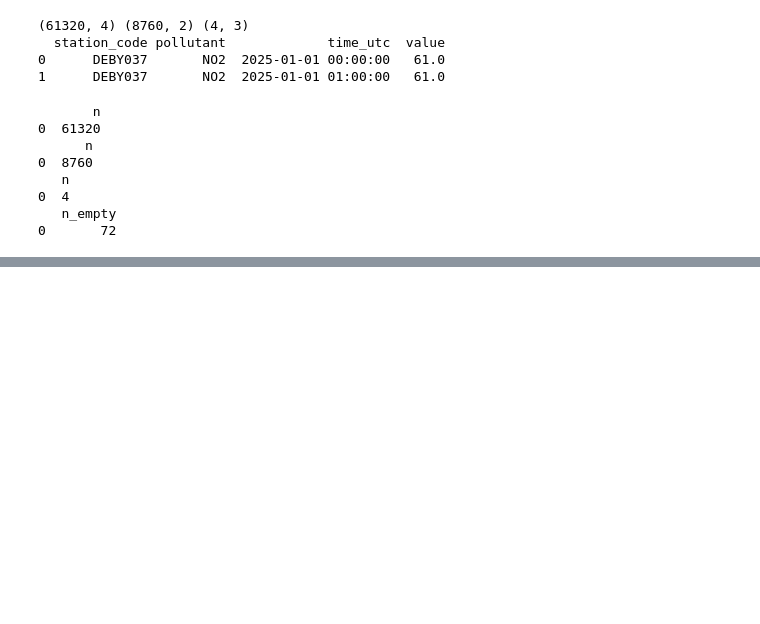
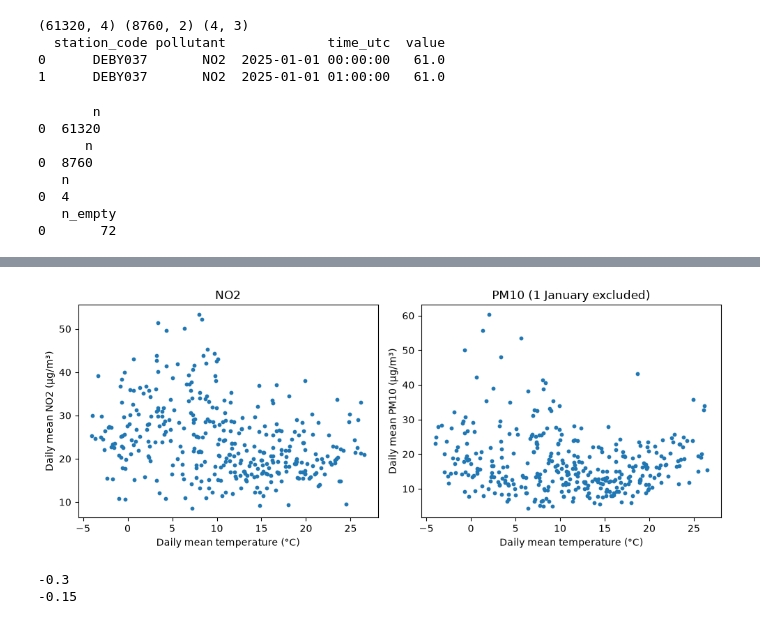
Before and after one commit to Ranpal/munich-air-quality-temperature, a Jupyter notebook: 01_station_metadata.ipynb, the cells around one changed output, grey strips where cells are left out. Drawn from its saved outputs; the diff is of its cells as text; code cells hidden in the pictures; blank space fills up the shorter version.

```diff
--- a/01_station_metadata.ipynb
+++ b/01_station_metadata.ipynb
@@ -670,0 +769,23 @@ conn.close()
+# %%
+no2_d = daily[daily["pollutant"] == "NO2"].dropna()
+pm_d = daily[(daily["pollutant"] == "PM10") & (daily["day"] != "2025-01-01")].dropna()
+
+fig, (ax1, ax2) = plt.subplots(1, 2, figsize=(10, 4))
+ax1.scatter(no2_d["mean_temp"], no2_d["mean_value"], s=10)
+ax1.set_xlabel("Daily mean temperature (°C)")
+ax1.set_ylabel("Daily mean NO2 (µg/m³)")
+ax1.set_title("NO2")
+ax2.scatter(pm_d["mean_temp"], pm_d["mean_value"], s=10)
+ax2.set_xlabel("Daily mean temperature (°C)")
+ax2.set_ylabel("Daily mean PM10 (µg/m³)")
+ax2.set_title("PM10 (1 January excluded)")
+plt.tight_layout()
+plt.savefig("figures/03_daily_vs_temperature.png", dpi=150)
+plt.show()
+
+print(round(no2_d["mean_temp"].corr(no2_d["mean_value"]), 2))
+print(round(pm_d["mean_temp"].corr(pm_d["mean_value"]), 2))
+# %% [output]
+[figure, added]
+-0.3
+-0.15
```
Also changed, not shown: parts of 6 cells of this notebook, 4 other files.
